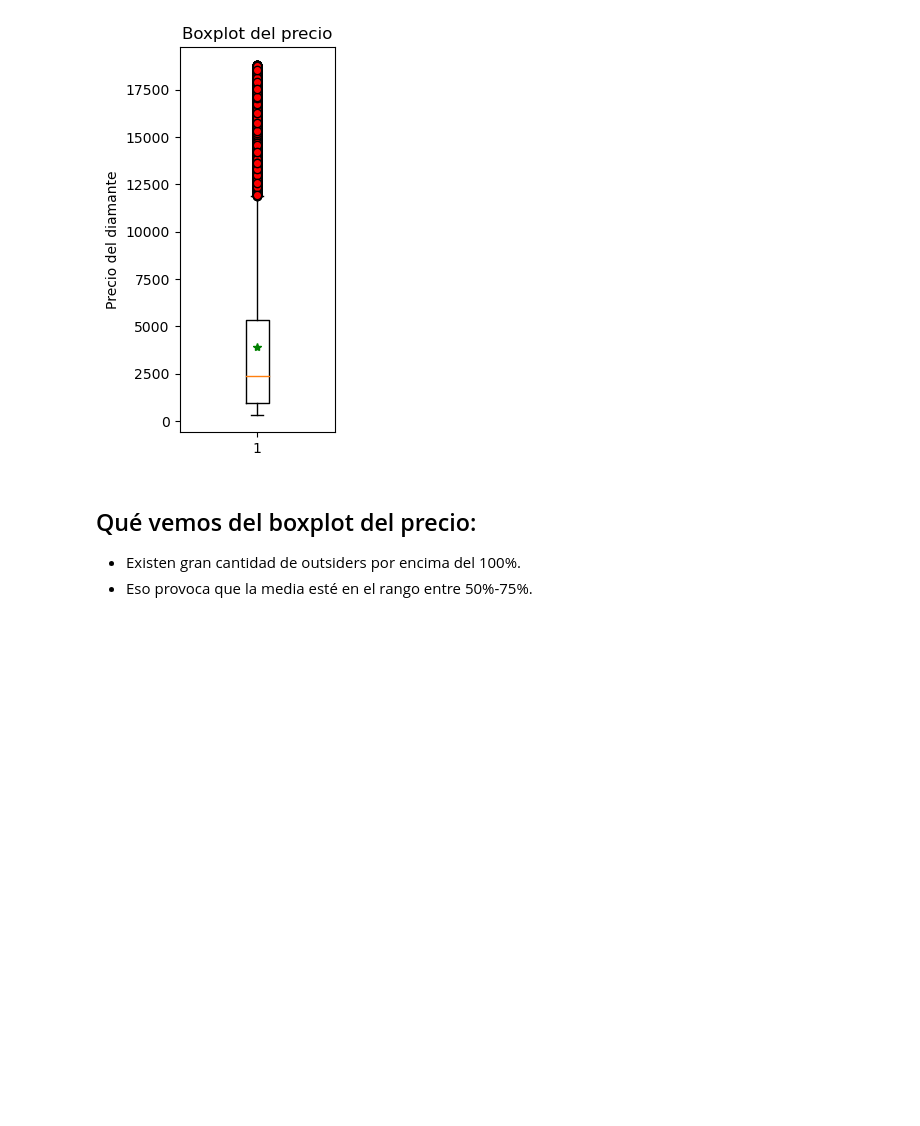
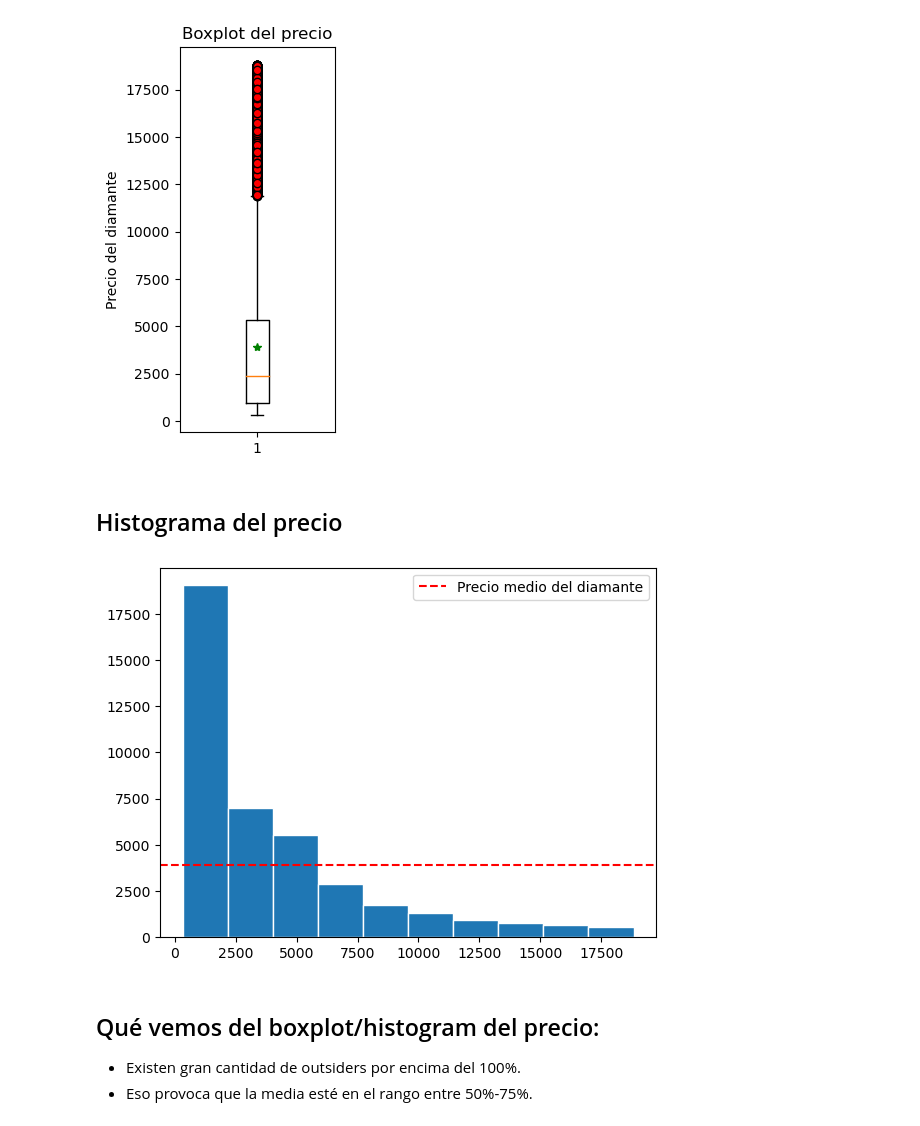
Before and after one commit to TeresaCardenosa/EDA_challenge_diamons, a Jupyter notebook: EDA_challenge.ipynb, the cells around one changed output. Drawn from its saved outputs; the diff is of its cells as text; code cells hidden in the pictures; blank space fills up the shorter version.

```diff
--- a/EDA_challenge.ipynb
+++ b/EDA_challenge.ipynb
@@ -469,7 +487,18 @@ plt.show()
 [figure]
 # %%
 # https://towardsdatascience.com/creating-boxplots-of-well-log-data-using-matplotlib-in-python-34c3816e73f4
+# %% [markdown]
+## Histograma del precio
+# %%
+fig, ax = plt.subplots()
+ax.hist(df['price'], edgecolor='white')
+ax.axhline(df['price'].mean(), linestyle='--', color='red', label='Precio medio del diamante')
+ax.legend()
+
+plt.show()
+# %% [output]
+[figure, added]
 # %% [markdown]
-## Qué vemos del boxplot del precio:
+## Qué vemos del boxplot/histogram del precio:
 - Existen gran cantidad de outsiders por encima del 100%.
 - Eso provoca que la media esté en el rango entre 50%-75%.
```
Also changed, not shown: parts of 20 cells of this notebook, 1 other file.
